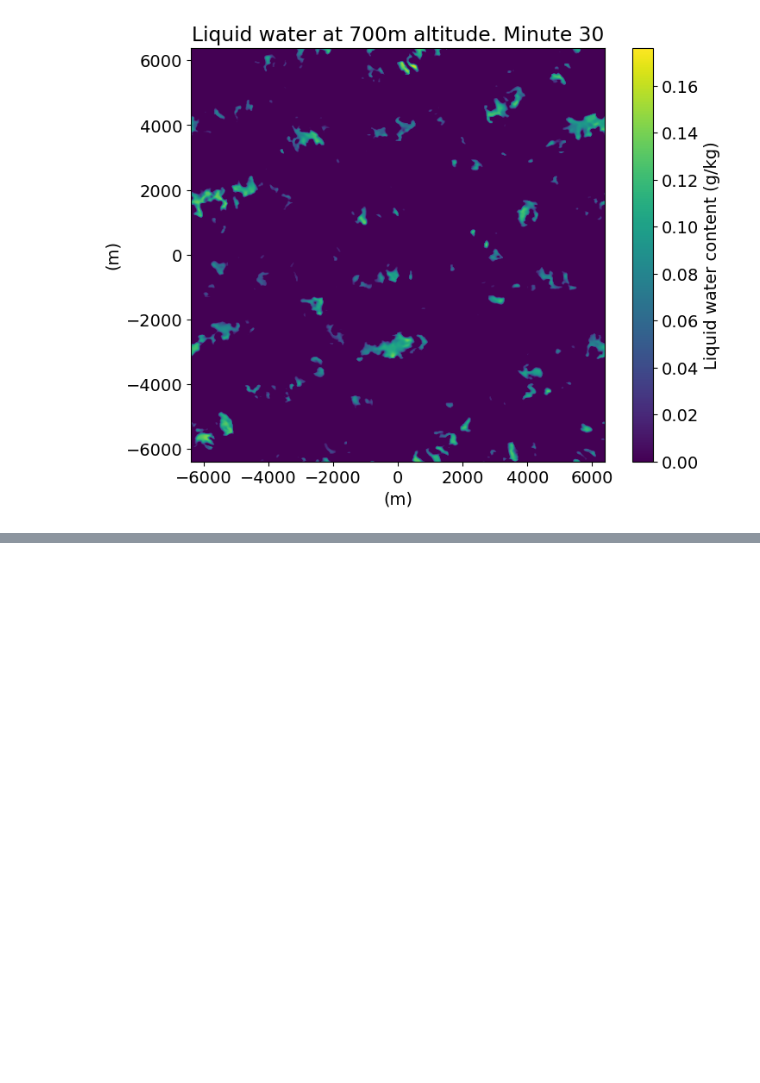
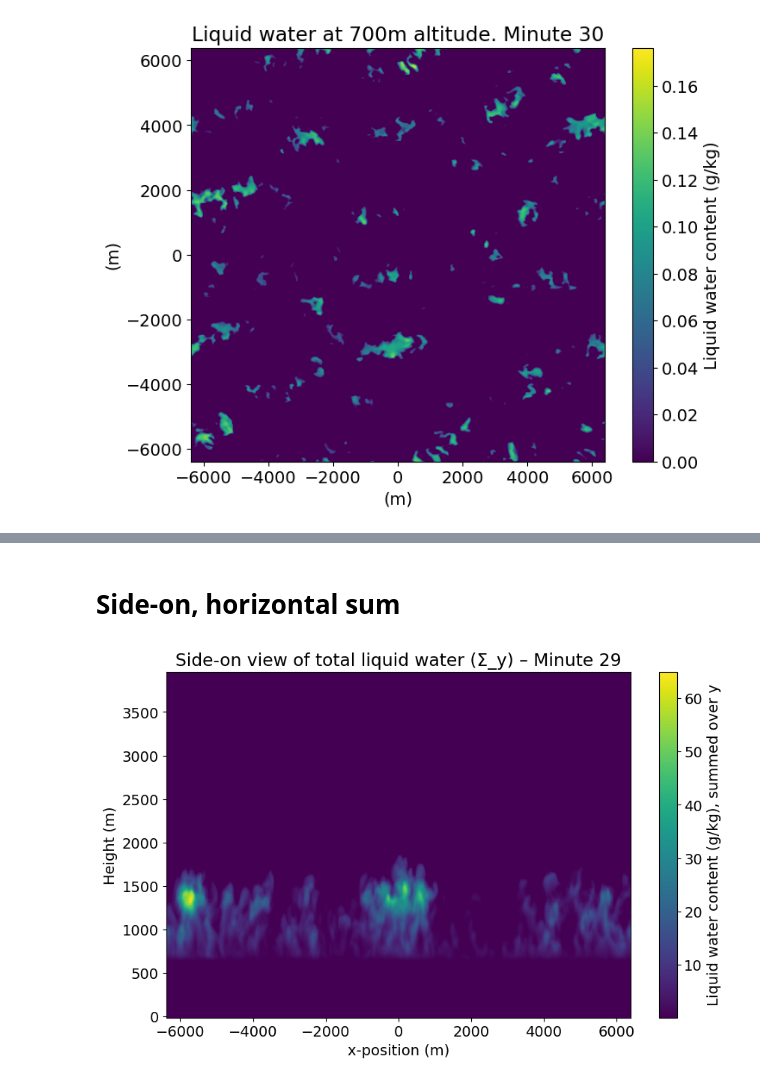
Before and after one commit to jurezgubic/CloudTracking, a Jupyter notebook: analysis/input_field_statistics.ipynb, the cells around one changed output, grey strips where cells are left out. Cells and saved outputs as stored; diff of their text form; code cells hidden in the pictures; blank space fills up the shorter version.

```diff
--- a/analysis/input_field_statistics.ipynb
+++ b/analysis/input_field_statistics.ipynb
@@ -400,0 +479,61 @@ plt.show()
+# %% [markdown]
+# Side-on, horizontal sum
+# %%
+import numpy as np
+import netCDF4 as nc
+import matplotlib.pyplot as plt
+from matplotlib.animation import FuncAnimation
+
+# --- Parameters ---
+L_FILE = '/Users/jure/PhD/coding/RICO_1hr/rico.l.nc'
+VAR_NAME = 'l'          # liquid water mixing ratio
+NUM_TIMESTEPS = 3      # number of timesteps for the animation
+FACTOR = 1000           # kg/kg -> g/kg
+
+def load_sum_over_y(filename, var_name, timestep):
+    """Returns x–z field of var summed over y for one timestep."""
+    with nc.Dataset(filename) as ds:
+        # ds[var_name][t, z, y, x]; sum over axis=2 (y)
+        var_sum = ds[var_name][timestep, :, :, :].sum(axis=1) * FACTOR
+        xt = ds['xt'][:]
+        zt = ds['zt'][:]
+    return var_sum, xt, zt
+
+# --- Precompute global color limits over requested frames ---
+vmin, vmax = np.inf, -np.inf
+with nc.Dataset(L_FILE) as ds:
+    for i in range(NUM_TIMESTEPS):
+        l_tmp = ds[VAR_NAME][i, :, :, :].sum(axis=1) * FACTOR
+        if l_tmp.size:
+            vmin = min(vmin, l_tmp.min())
+            vmax = max(vmax, l_tmp.max())
+
+# --- Animation setup ---
+fig, ax = plt.subplots(figsize=(10, 6))
+cmap = 'viridis'
+plt.rcParams.update({'font.size': 14})
+display_vmin = 0.01  # keep low to highlight small amounts
+
+def update(frame):
+    ax.clear()
+    l_data, xt, zt = load_sum_over_y(L_FILE, VAR_NAME, frame)
+    im = ax.imshow(l_data, cmap=cmap, origin='lower',
+                   vmin=display_vmin, vmax=vmax,
+                   extent=[xt.min(), xt.max(), zt.min(), zt.max()],
+                   aspect='auto')
+    ax.set_title(f'Side-on view of total liquid water (Σ_y) – Minute {frame}')
+    ax.set_xlabel('x-position (m)')
+    ax.set_ylabel('Height (m)')
+    return [im]
+
+ani = FuncAnimation(fig, update, frames=NUM_TIMESTEPS, blit=True)
+
+# Colorbar (use a dummy mappable so it stays constant)
+dummy_im = ax.imshow(np.zeros((2, 2)), cmap=cmap, vmin=display_vmin, vmax=vmax)
+fig.colorbar(dummy_im, ax=ax, orientation='vertical',
+             label='Liquid water content (g/kg), summed over y')
+
+ani.save('liquid_water_content_sumY_side_on.mp4', writer='ffmpeg', fps=1.5, dpi=150)
+plt.show()
+# %% [output]
+[figure, added]
```
Also changed, not shown: parts of 6 cells of this notebook, 3 other files.
